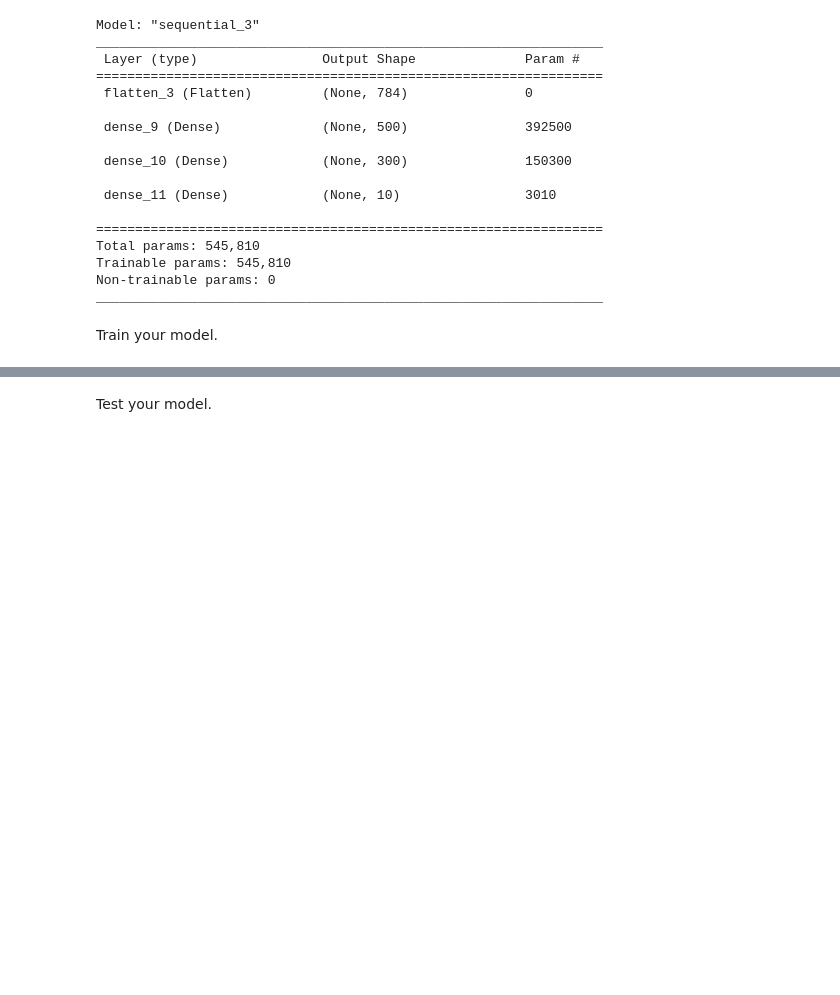
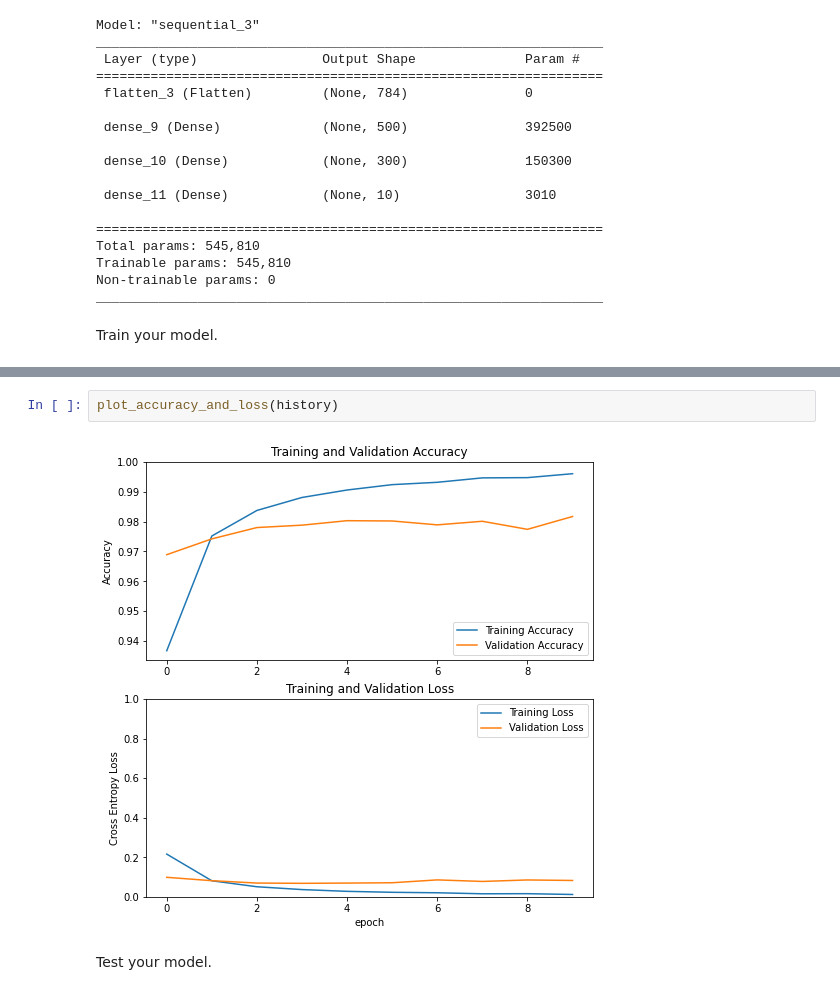
Before and after one commit to howiely/number-recognition-model, a Jupyter notebook: number_recognition_starter.ipynb, the cells around one changed output, grey strips where cells are left out. Saved outputs shown, nothing was run; the diff lists cells and outputs as text; blank space fills up the shorter version.

Commit message:
Graphed change in model accuracy over time

```diff
--- a/number_recognition_starter.ipynb
+++ b/number_recognition_starter.ipynb
@@ -137,2 +158,6 @@ history = model.fit(training_images,
+# %%
+plot_accuracy_and_loss(history)
+# %% [output]
+[figure, added]
 # %% [markdown]
 Test your model.
```
Also changed, not shown: parts of 1 cell of this notebook.
